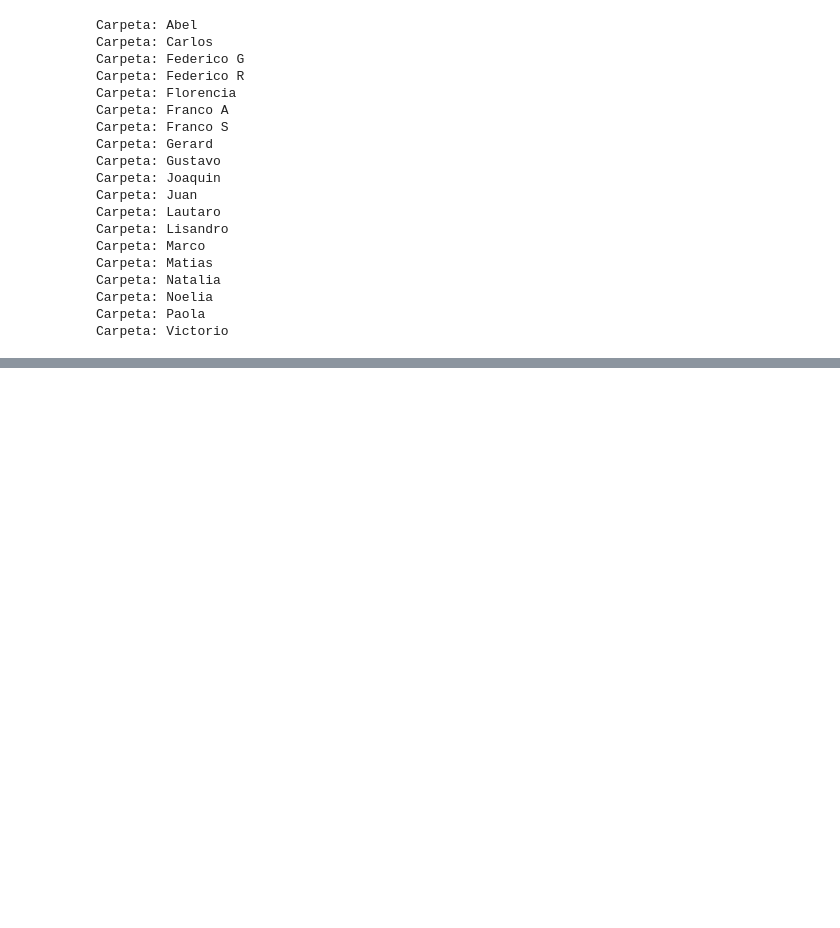
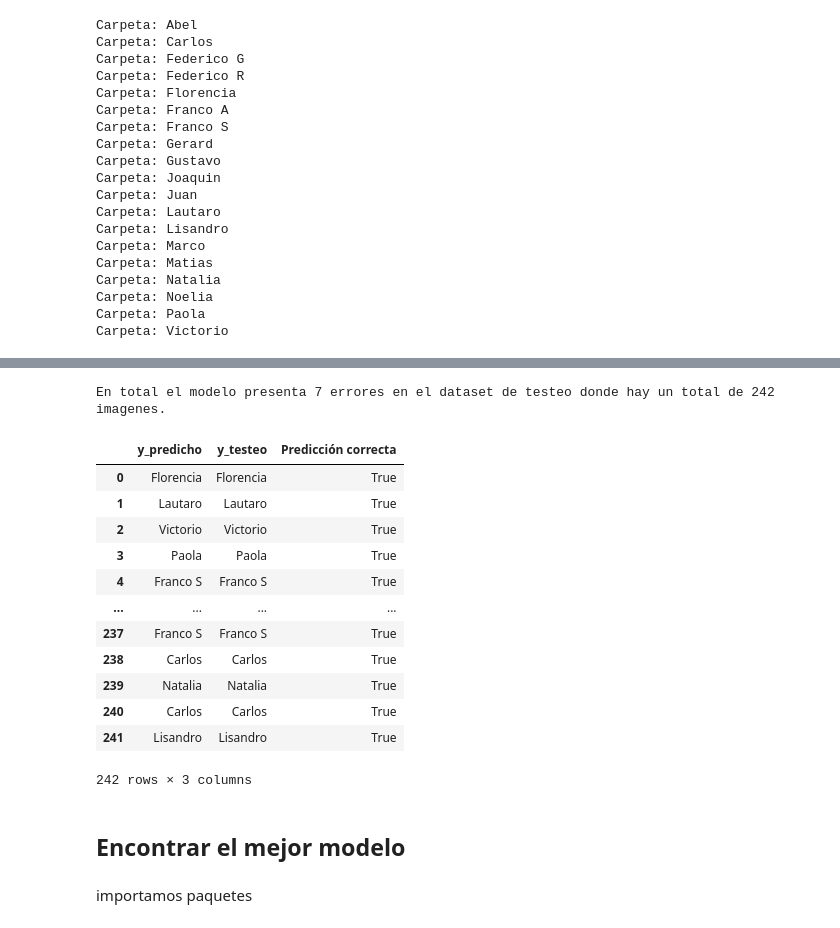
Before and after one commit to NoeSin/caras_grupo4, a Jupyter notebook: scripts/BackPropagation.ipynb, the cells around one changed output, grey strips where cells are left out. Cells and saved outputs as stored; diff of their text form; code cells hidden in the pictures; blank space fills up the shorter version.

```diff
--- a/scripts/BackPropagation.ipynb
+++ b/scripts/BackPropagation.ipynb
@@ -67,7 +29,7 @@ def Directorio_perosonas_a_matriz(dir_name_recorte ):
 # %%
 from PCA_funciones import matriz_fotos_desde_carpeta
 
-image_matrix = matriz_fotos_desde_carpeta(directorio_personas)
+image_matrix, image_person = matriz_fotos_desde_carpeta(directorio_personas)
 # %% [output]
 Carpeta: Abel
 Carpeta: Carlos
@@ -90,0 +188,24 @@ Carpeta: Victorio
+# %%
+import tensorflow as tf
+
+
+# Definir el modelo de red neuronal
+model = tf.keras.Sequential([
+    tf.keras.layers.Input(shape=(num_componentes,)),  # Capa de entrada con 60 características - Cantidad de componentes PCA
+    tf.keras.layers.Dense(128, activation='relu'),  # Capa oculta con 128 neuronas y función de activación ReLu (trasmite la infoamción generada por la combinación lineal de los pesos y las entredas, especificamente ReLu permite la propagación hacia atrás efectiva)
+                                                    # ReLu genera una salida igual a cero cuando la entrada (z) sea negativa, y una salida igual a la entrada cuando está última es positiva.
+    tf.keras.layers.Dense(cantidad_personas, activation='softmax') # Capa de salida con 18 neuronas y función de activación Softmax (La función calcula la distribución de probabilidades del evento sobre "n" eventos diferentes)
+                                                    # Convierte los datos en probabilidades y la suma de las probabilidades da como resultado 1.
+])
+
+# Compilar / configurar el proceso de entrenamiento del modelo
+model.compile(optimizer='adam', # El optimizador ajusta los parámetros de la red (pesos y sesgos) para minimizar la función pérdida.
+                                # Tasa de aprendizaje que se adapta a cada parámetro en forma individual en función de las estimaciones del momento y de la magnitud del gradiente
+                                # Busca que el modelo se ajuste a los datos de entrenamiento de manera eficiente y efectiva lo que puede mejorar la predicción.
+              loss='categorical_crossentropy',  # Función de pérdida para clasificación multiclase. Mide la diferencia de entre las distribucuines de probabilidades predichas por el modelo y las distribuciones reales de las clases.
+              metrics=['accuracy']) # Métrica utilizada para evaluar el rendimiento del modelo durante el entrenamiento y la evaluación
+                                    # Se una para medir la precisión del modelo (proporción de muestras clasificadas correctamente sobre el total de las muestas)
+
+
+# Entrenar el modelo
+histort=model.fit(X_train, Y_train, epochs=epoch_limit, batch_size=32, validation_data=(X_test, Y_test)) # ANALIZAR GUARDAR LOS RESULTADOS
@@ -90,0 +273,6 @@ Carpeta: Victorio
+# %%
+y_predicted = model.predict(X_test)
+y_predicho = np.argmax(y_predicted, axis=1)
+y_testeo = np.argmax(Y_test, axis=1).reshape(-1, )
+error_i = (y_predicho - y_testeo != 0)
+error_i
@@ -90,0 +298,5 @@ Carpeta: Victorio
+# %%
+# Cuántos hay
+print('En total el modelo presenta {} errores en el dataset de testeo donde hay un total de {} imagenes.'.format(np.sum(error_i), len(X_test)))
+# %% [output]
+En total el modelo presenta 7 errores en el dataset de testeo donde hay un total de 242 imagenes.
@@ -90,0 +305,29 @@ Carpeta: Victorio
+# %%
+# Convertir índices de clases a nombres de clases
+y_test_names = label_binarizer.inverse_transform(Y_test) #reales de test
+y_pred_names = label_binarizer.inverse_transform(y_predicted)
+
+
+# Crear DataFrame
+tabla_resultados = pd.DataFrame({
+    'y_predicho': y_pred_names,
+    'y_testeo': y_test_names
+})
+tabla_resultados['Predicción correcta'] = tabla_resultados['y_predicho'] == tabla_resultados['y_testeo']
+tabla_resultados
+# %% [output]
+|  | y_predicho | y_testeo | Predicción correcta |
+| 0 | Florencia | Florencia | True |
+| 1 | Lautaro | Lautaro | True |
+| 2 | Victorio | Victorio | True |
+| 3 | Paola | Paola | True |
+| 4 | Franco S | Franco S | True |
+| ... | ... | ... | ... |
+| 237 | Franco S | Franco S | True |
+| 238 | Carlos | Carlos | True |
+| 239 | Natalia | Natalia | True |
+| 240 | Carlos | Carlos | True |
+| 241 | Lisandro | Lisandro | True |
+242 rows × 3 columns
+# %% [markdown]
+## Encontrar el mejor modelo
@@ -90,0 +336,2 @@ Carpeta: Victorio
+# %% [markdown]
+importamos paquetes
```
Also changed, not shown: parts of 29 cells of this notebook, 4 other files.
